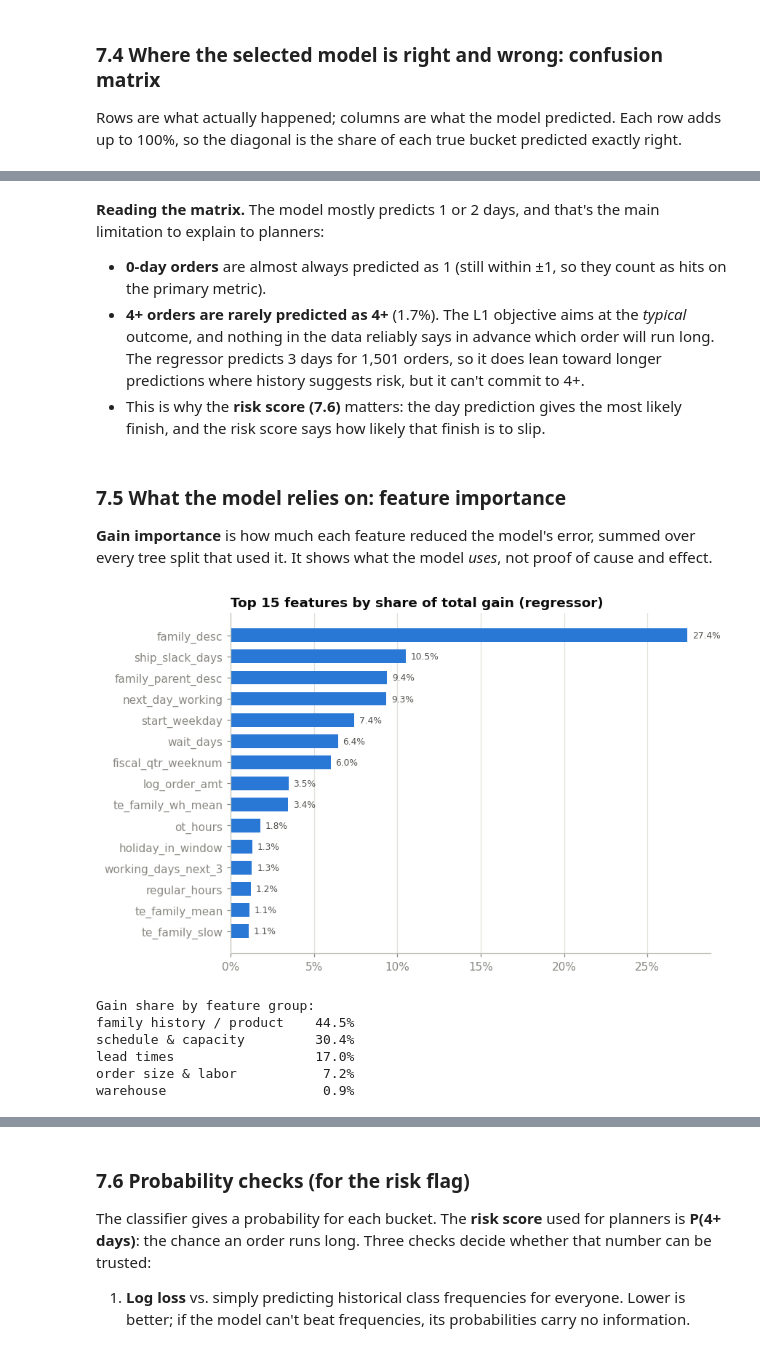
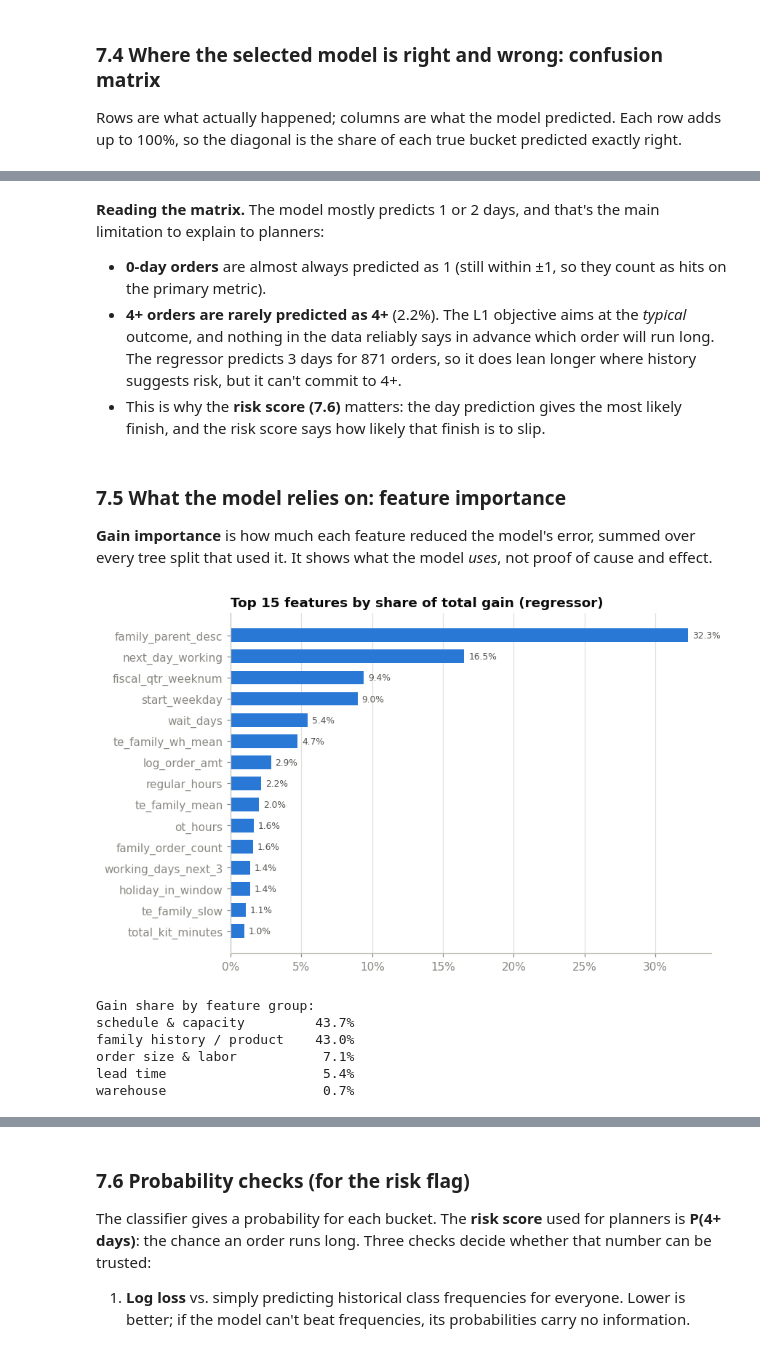
Before and after one commit to ZakirPatwa/Zakir_Patwa_DS_Case_2026, a Jupyter notebook: Zakir_Patwa_DS_Case_Notebook_2026.ipynb, the cells around one changed output, grey strips where cells are left out. Drawn from its saved outputs; the diff is of its cells as text; code cells hidden in the pictures.

Commit message:
Remove ship slack feature, rank-based risk flag

```diff
--- a/Zakir_Patwa_DS_Case_Notebook_2026.ipynb
+++ b/Zakir_Patwa_DS_Case_Notebook_2026.ipynb
@@ -869,9 +869,8 @@ def base_features(df):
                 "order_amt_zero", "ship_date_placeholder"]:
         X[col] = df[col]
     X["log_order_amt"] = np.log1p(df["order_amt"])
-    # Lead times
+    # Lead time (est_ship_date deliberately not used; see 7.5)
     X["wait_days"] = (df["kit_start"] - df["download_date"]).dt.days
-    X["ship_slack_days"] = (df["est_ship_date"] - df["kit_start"]).dt.days
     # Schedule
     start = df["kit_start"]
     X["start_weekday"] = start.dt.dayofweek                    # 0 = Monday
@@ -1266,7 +1265,7 @@ Macro-F1: 0.270
 # %% [markdown]
 **Reading the matrix.** The model mostly predicts 1 or 2 days, and that's the main limitation to explain to planners:
 - **0-day orders** are almost always predicted as 1 (still within ±1, so they count as hits on the primary metric).
-- **4+ orders are rarely predicted as 4+** (1.7%). The L1 objective aims at the *typical* outcome, and nothing in the data reliably says in advance which order will run long. The regressor predicts 3 days for 1,501 orders, so it does lean toward longer predictions where history suggests risk, but it can't commit to 4+.
+- **4+ orders are rarely predicted as 4+** (2.2%). The L1 objective aims at the *typical* outcome, and nothing in the data reliably says in advance which order will run long. The regressor predicts 3 days for 871 orders, so it does lean longer where history suggests risk, but it can't commit to 4+.
 - This is why the **risk score (7.6)** matters: the day prediction gives the most likely finish, and the risk score says how likely that finish is to slip.
 # %% [markdown]
 ### 7.5 What the model relies on: feature importance
@@ -1274,37 +1273,37 @@ Macro-F1: 0.270
 # %%
 best_model, best_cols = (reg_model, REG_COLS) if WINNER == "regressor" else (clf_model, CLF_COLS)
 imp = (pd.Series(best_model.booster_.feature_importance("gain"), index=best_cols)
        .sort_values(ascending=False))
 imp = imp / imp.sum()
 top = imp.head(15)[::-1]
 
 fig, ax = plt.subplots(figsize=(8, 5))
 ax.barh(top.index, top.values, color=BLUE, height=0.65)
 for i, v in enumerate(top.values):
     ax.text(v + 0.003, i, f"{v:.1%}", va="center", fontsize=8, color=INK_2)
 ax.xaxis.set_major_formatter(lambda v, _: f"{v:.0%}")
 ax.grid(axis="x", color=GRID)
 ax.grid(axis="y", visible=False)
 ax.set_title(f"Top 15 features by share of total gain ({WINNER})")
 plt.tight_layout()
 save_fig(fig, "f3_feature_importance")
 
 groups = {"family history / product": ["te_", "family", "lob_desc", "buid", "family_order_count"],
           "schedule & capacity": ["weekday", "holiday", "working", "ot_hours", "regular_hours", "is_eoq", "is_idc",
                                   "fiscal"],
-          "lead times": ["wait_days", "ship_slack"],
+          "lead time": ["wait_days"],
           "order size & labor": ["quantity", "line_qty", "tie_num", "order_amt", "minutes", "cfs", "is_cfi",
                                  "ship_date_placeholder"],
           "warehouse": ["mcid"]}
 group_share = {g: imp[[f for f in imp.index if any(k in f for k in keys)]].sum() for g, keys in groups.items()}
 print("Gain share by feature group:")
 print(pd.Series(group_share).sort_values(ascending=False).map("{:.1%}".format).to_string())
 # %% [output]
-[figure, old version]
+[figure, new version]
 Gain share by feature group:
-family history / product    44.5%
-schedule & capacity         30.4%
-lead times                  17.0%
-order size & labor           7.2%
-warehouse                    0.9%
+schedule & capacity         43.7%
+family history / product    43.0%
+order size & labor           7.1%
+lead time                    5.4%
+warehouse                    0.7%
 # %% [markdown]
```
Also changed, not shown: parts of 22 cells of this notebook, 7 other files.
